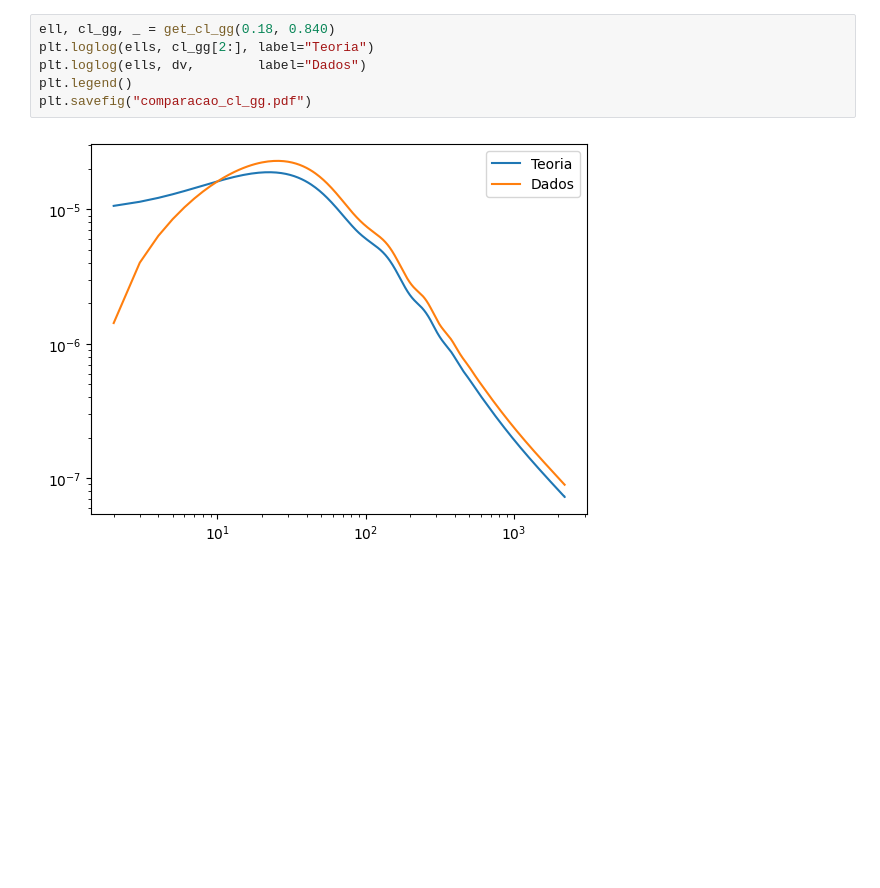
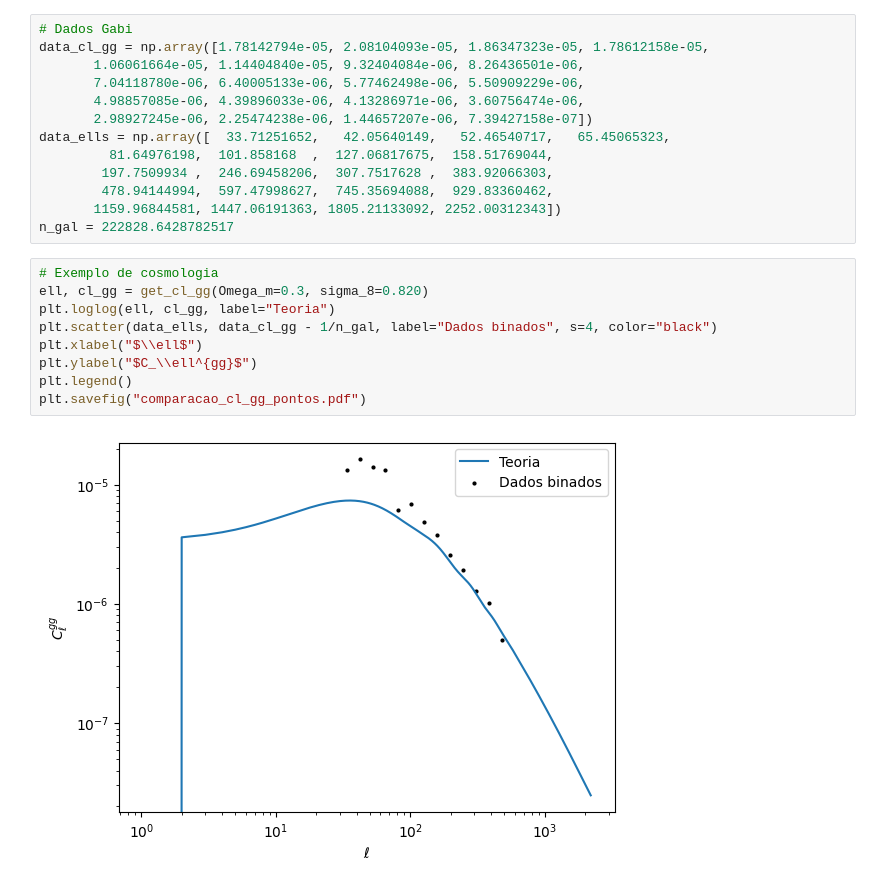
Before and after one commit to joaoreboucas1/Escola_Computacao_CBPF_Cosmologia, a Jupyter notebook: MCMC_clustering.ipynb, the cells around one changed output. Saved outputs shown, nothing was run; the diff lists cells and outputs as text; blank space fills up the shorter version.

```diff
--- a/MCMC_clustering.ipynb
+++ b/MCMC_clustering.ipynb
@@ -67,8 +67,24 @@ def get_cl_gg(Omega_m, sigma_8):
+# %%
+# Dados Gabi
+data_cl_gg = np.array([1.78142794e-05, 2.08104093e-05, 1.86347323e-05, 1.78612158e-05,
+       1.06061664e-05, 1.14404840e-05, 9.32404084e-06, 8.26436501e-06,
+       7.04118780e-06, 6.40005133e-06, 5.77462498e-06, 5.50909229e-06,
+       4.98857085e-06, 4.39896033e-06, 4.13286971e-06, 3.60756474e-06,
+       2.98927245e-06, 2.25474238e-06, 1.44657207e-06, 7.39427158e-07])
+data_ells = np.array([  33.71251652,   42.05640149,   52.46540717,   65.45065323,
+         81.64976198,  101.858168  ,  127.06817675,  158.51769044,
+        197.7509934 ,  246.69458206,  307.7517628 ,  383.92066303,
+        478.94144994,  597.47998627,  745.35694088,  929.83360462,
+       1159.96844581, 1447.06191363, 1805.21133092, 2252.00312343])
+n_gal = 222828.6428782517
 # %%
-ell, cl_gg, _ = get_cl_gg(0.18, 0.840)
-plt.loglog(ells, cl_gg[2:], label="Teoria")
-plt.loglog(ells, dv,        label="Dados")
+# Exemplo de cosmologia
+ell, cl_gg = get_cl_gg(Omega_m=0.3, sigma_8=0.820)
+plt.loglog(ell, cl_gg, label="Teoria")
+plt.scatter(data_ells, data_cl_gg - 1/n_gal, label="Dados binados", s=4, color="black")
+plt.xlabel("$\\ell$")
+plt.ylabel("$C_\\ell^{gg}$")
 plt.legend()
-plt.savefig("comparacao_cl_gg.pdf")
+plt.savefig("comparacao_cl_gg_pontos.pdf")
 # %% [output]
-[figure, old version]
+[figure, new version]
```
Also changed, not shown: parts of 4 cells of this notebook, 6 other files.
